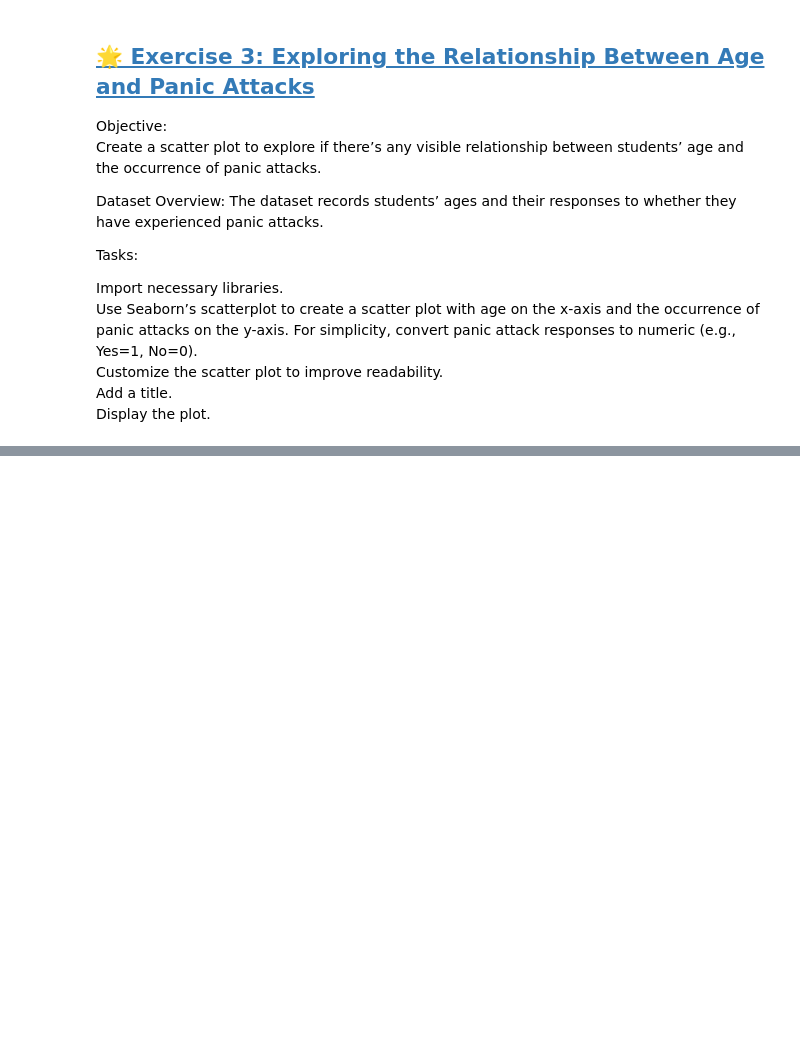
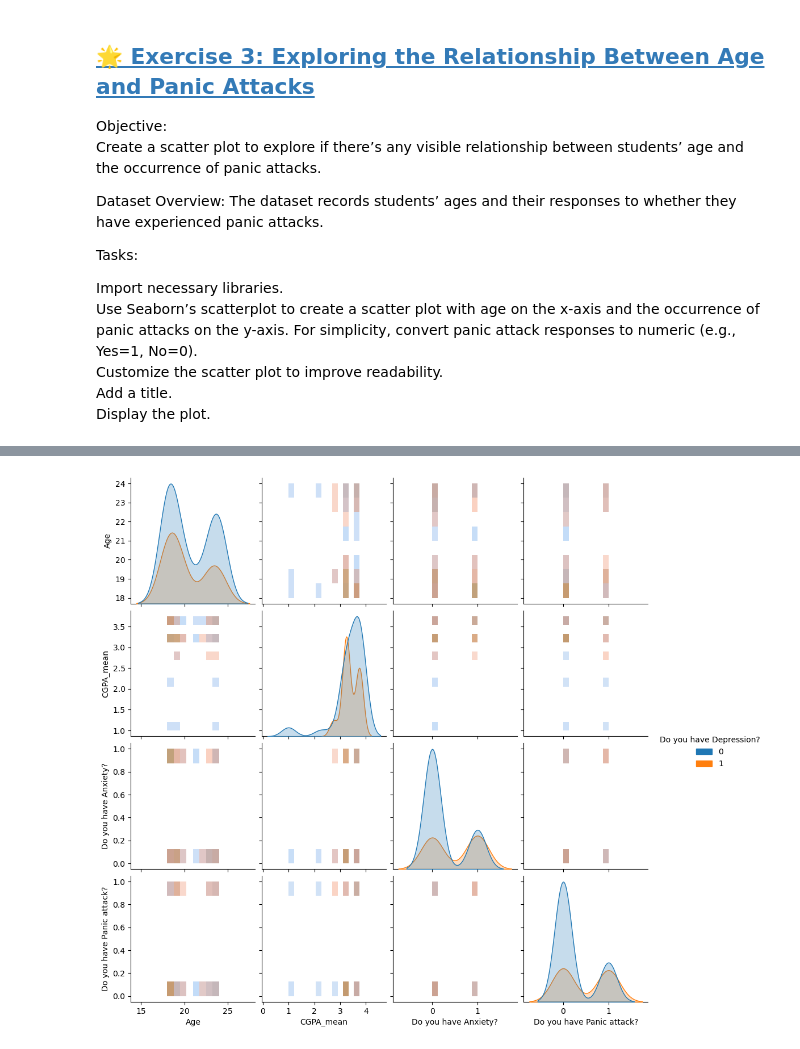
Before and after one commit to Ozernoy/DI, a Jupyter notebook: Week5/Day2/ExercisesXP/ex.ipynb, the cells around one changed output, grey strips where cells are left out. Drawn from its saved outputs; the diff is of its cells as text; code cells hidden in the pictures; blank space fills up the shorter version.

```diff
--- a/Week5/Day2/ExercisesXP/ex.ipynb
+++ b/Week5/Day2/ExercisesXP/ex.ipynb
@@ -194,0 +234,11 @@ NameError: name 'age_panic_counts' is not defined
+# %%
+
+pairplot_data = df[['Age', 'CGPA_mean', 'Do you have Depression?', 'Do you have Anxiety?', 'Do you have Panic attack?']]
+
+
+sns.pairplot(pairplot_data, hue='Do you have Depression?', plot_kws={'alpha': 0.5},
+             diag_kind='kde',
+             kind='hist')
+plt.show()
+# %% [output]
+[figure, added]
```
Also changed, not shown: parts of 20 cells of this notebook, 2 other files.
